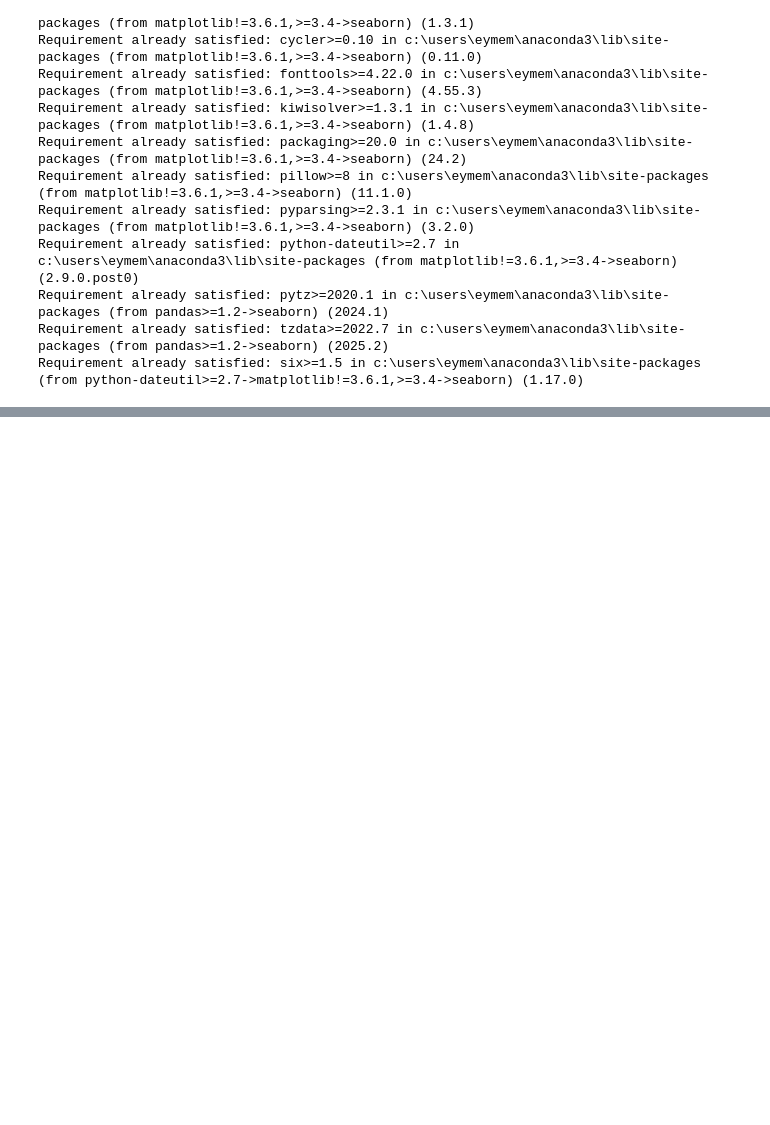
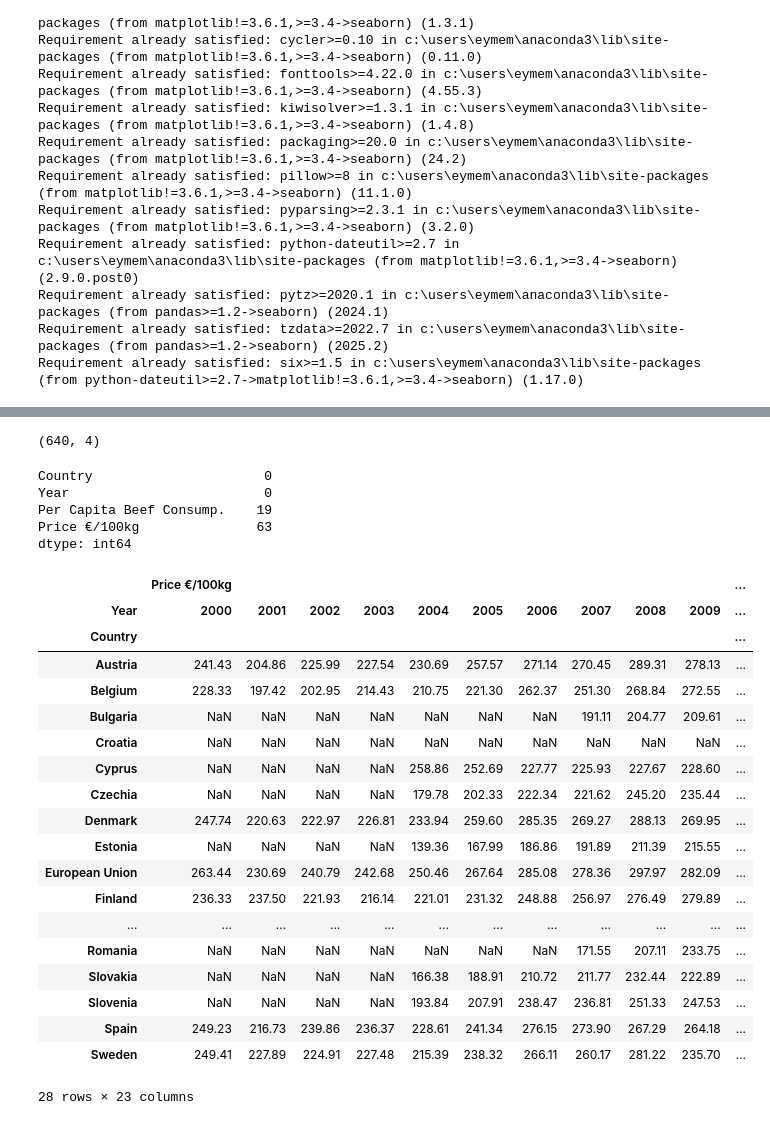
Before and after one commit to eymeklaus/Research-Study-for-Beef-Import-in-the-EU, a Jupyter notebook: Data Aggregation and Grouping.ipynb, the cells around one changed output, grey strips where cells are left out. Saved outputs shown, nothing was run; the diff lists cells and outputs as text; code cells hidden in the pictures; blank space fills up the shorter version.

```diff
--- a/Data Aggregation and Grouping.ipynb
+++ b/Data Aggregation and Grouping.ipynb
@@ -63,0 +43,36 @@ consumption.merge(price_year, how = "outer")
+# %%
+comparison.shape
+# %% [output]
+(640, 4)
+# %%
+comparison.isna().sum()
+# %% [output]
+Country                      0
+Year                         0
+Per Capita Beef Consump.    19
+Price €/100kg               63
+dtype: int64
+# %%
+pivot_df = comparison.pivot_table(index='Country', columns='Year', values=['Price €/100kg'])
+pivot_df
+# %% [output]
+|  | Price €/100kg |  |  |  |  |  |  |  |  |  | ... |
+| Year | 2000 | 2001 | 2002 | 2003 | 2004 | 2005 | 2006 | 2007 | 2008 | 2009 | ... |
+| Country |  |  |  |  |  |  |  |  |  |  | ... |
+| Austria | 241.43 | 204.86 | 225.99 | 227.54 | 230.69 | 257.57 | 271.14 | 270.45 | 289.31 | 278.13 | ... |
+| Belgium | 228.33 | 197.42 | 202.95 | 214.43 | 210.75 | 221.30 | 262.37 | 251.30 | 268.84 | 272.55 | ... |
+| Bulgaria | NaN | NaN | NaN | NaN | NaN | NaN | NaN | 191.11 | 204.77 | 209.61 | ... |
+| Croatia | NaN | NaN | NaN | NaN | NaN | NaN | NaN | NaN | NaN | NaN | ... |
+| Cyprus | NaN | NaN | NaN | NaN | 258.86 | 252.69 | 227.77 | 225.93 | 227.67 | 228.60 | ... |
+| Czechia | NaN | NaN | NaN | NaN | 179.78 | 202.33 | 222.34 | 221.62 | 245.20 | 235.44 | ... |
+| Denmark | 247.74 | 220.63 | 222.97 | 226.81 | 233.94 | 259.60 | 285.35 | 269.27 | 288.13 | 269.95 | ... |
+| Estonia | NaN | NaN | NaN | NaN | 139.36 | 167.99 | 186.86 | 191.89 | 211.39 | 215.55 | ... |
+| European Union | 263.44 | 230.69 | 240.79 | 242.68 | 250.46 | 267.64 | 285.08 | 278.36 | 297.97 | 282.09 | ... |
+| Finland | 236.33 | 237.50 | 221.93 | 216.14 | 221.01 | 231.32 | 248.88 | 256.97 | 276.49 | 279.89 | ... |
+| ... | ... | ... | ... | ... | ... | ... | ... | ... | ... | ... | ... |
+| Romania | NaN | NaN | NaN | NaN | NaN | NaN | NaN | 171.55 | 207.11 | 233.75 | ... |
+| Slovakia | NaN | NaN | NaN | NaN | 166.38 | 188.91 | 210.72 | 211.77 | 232.44 | 222.89 | ... |
+| Slovenia | NaN | NaN | NaN | NaN | 193.84 | 207.91 | 238.47 | 236.81 | 251.33 | 247.53 | ... |
+| Spain | 249.23 | 216.73 | 239.86 | 236.37 | 228.61 | 241.34 | 276.15 | 273.90 | 267.29 | 264.18 | ... |
+| Sweden | 249.41 | 227.89 | 224.91 | 227.48 | 215.39 | 238.32 | 266.11 | 260.17 | 281.22 | 235.70 | ... |
+28 rows × 23 columns
```
Also changed, not shown: parts of 15 cells of this notebook.
